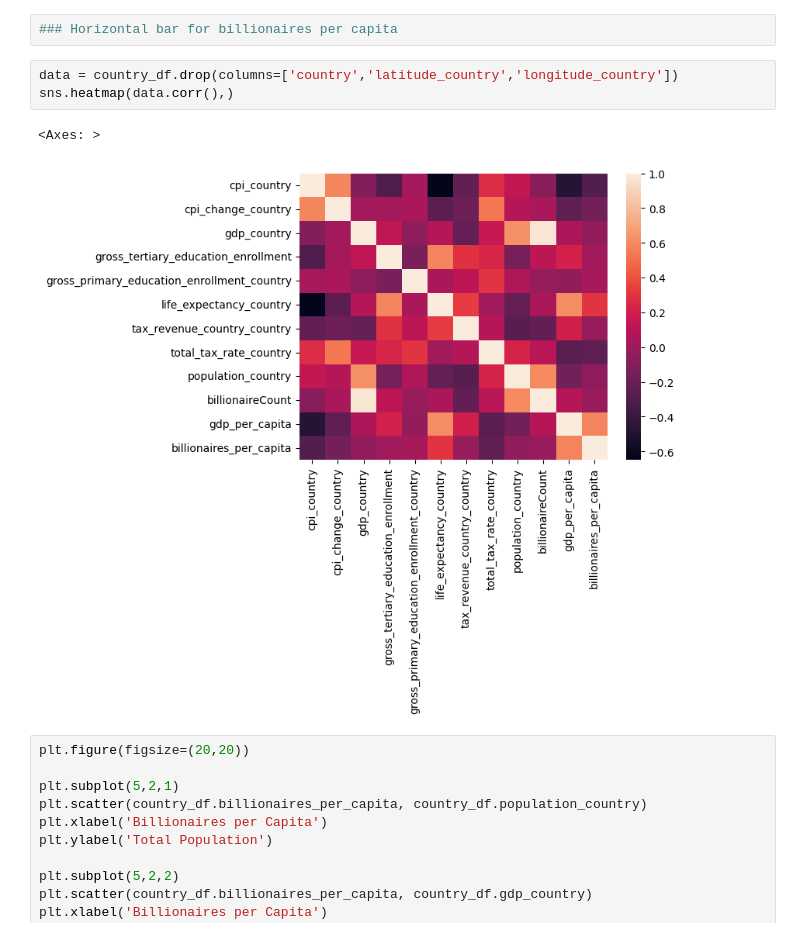
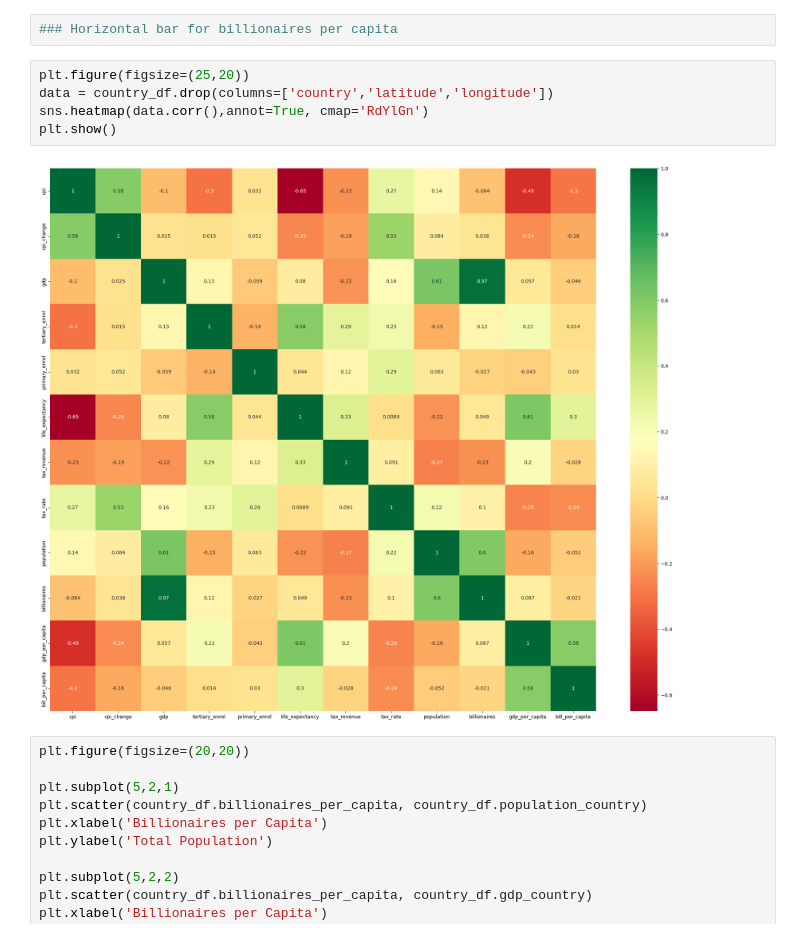
Before and after one commit to cyrilmichino/billionaire-statistical-analysis, a Jupyter notebook: notebook.ipynb, the cells around one changed output. Saved outputs shown, nothing was run; the diff lists cells and outputs as text.

Commit message:
Build basic exploration plots

```diff
--- a/notebook.ipynb
+++ b/notebook.ipynb
@@ -339,11 +347,12 @@ plt.show()
 # %%
 ### Horizontal bar for billionaires per capita
 # %%
-data = country_df.drop(columns=['country','latitude_country','longitude_country'])
-sns.heatmap(data.corr(),)
+plt.figure(figsize=(25,20))
+data = country_df.drop(columns=['country','latitude','longitude'])
+sns.heatmap(data.corr(),annot=True, cmap='RdYlGn')
+plt.show()
 # %% [output]
-<Axes: >
-[figure, old version]
+[figure, new version]
 # %%
 plt.figure(figsize=(20,20))
 
```
Also changed, not shown: parts of 2 cells of this notebook.
